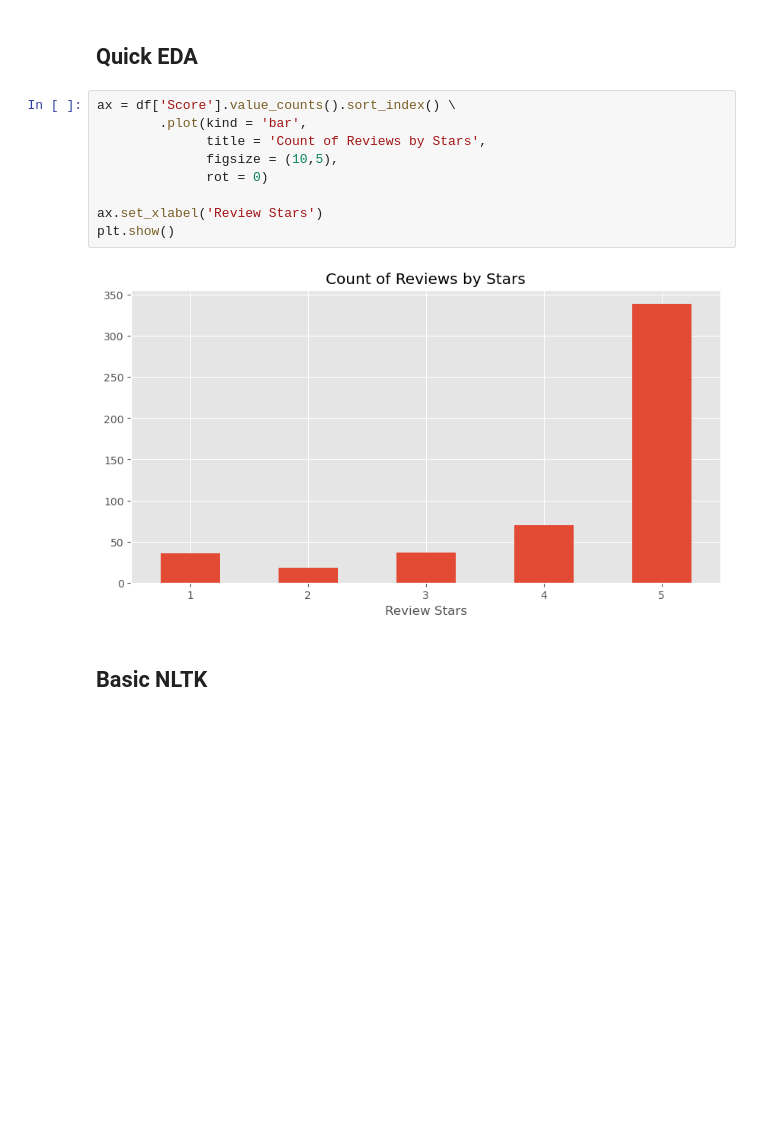
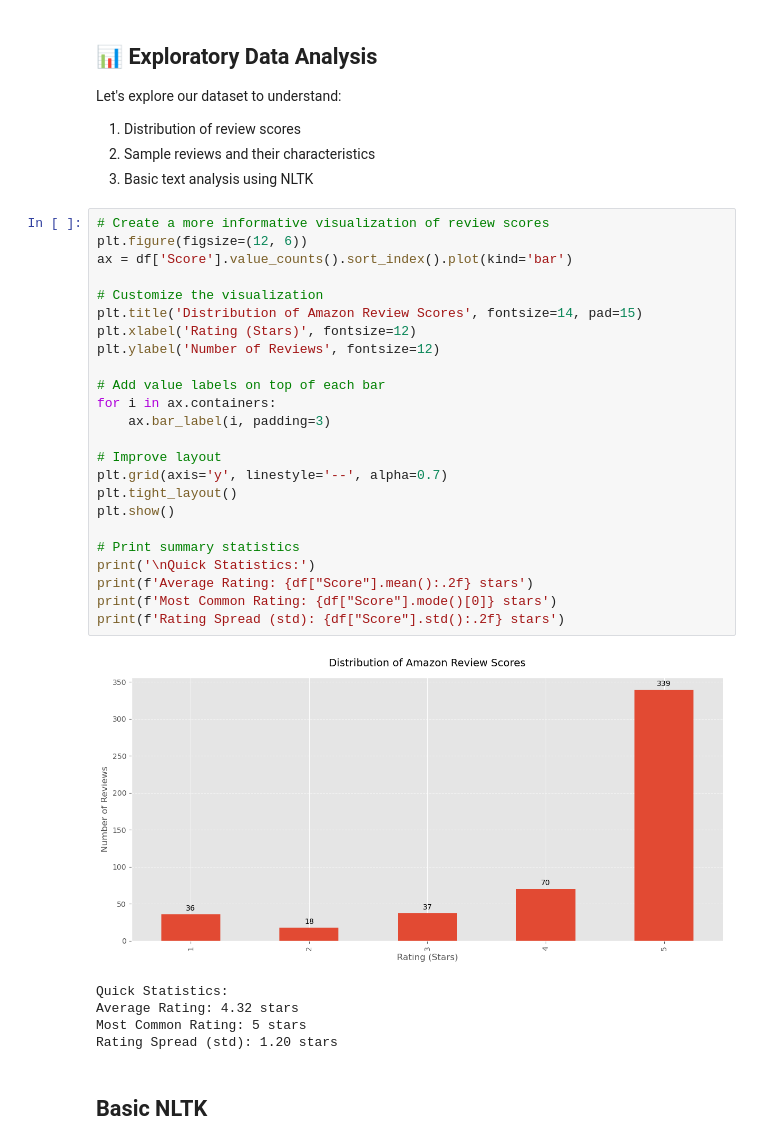
Before and after one commit to One0385/SentimentAnalysis_Practice_2, a Jupyter notebook: sentiment_analysis.ipynb, the cells around one changed output. Cells and saved outputs as stored; diff of their text form; blank space fills up the shorter version.

```diff
--- a/sentiment_analysis.ipynb
+++ b/sentiment_analysis.ipynb
@@ -48,18 +110,42 @@ df.head()
 | 3 | 4 | B000UA0QIQ | A395BORC6FGVXV | Karl | 3 | 3 | 2 | ... |
 | 4 | 5 | B006K2ZZ7K | A1UQRSCLF8GW1T | Michael D. Bigham "M. Wassir" | 0 | 0 | 5 | ... |
 # %% [markdown]
-## Quick EDA
+## 📊 Exploratory Data Analysis
+
+Let's explore our dataset to understand:
+1. Distribution of review scores
+2. Sample reviews and their characteristics
+3. Basic text analysis using NLTK
 # %%
-ax = df['Score'].value_counts().sort_index() \
-        .plot(kind = 'bar',
-              title = 'Count of Reviews by Stars',
-              figsize = (10,5),
-              rot = 0)
+# Create a more informative visualization of review scores
+plt.figure(figsize=(12, 6))
+ax = df['Score'].value_counts().sort_index().plot(kind='bar')
 
-ax.set_xlabel('Review Stars')
+# Customize the visualization
+plt.title('Distribution of Amazon Review Scores', fontsize=14, pad=15)
+plt.xlabel('Rating (Stars)', fontsize=12)
+plt.ylabel('Number of Reviews', fontsize=12)
+
+# Add value labels on top of each bar
+for i in ax.containers:
+    ax.bar_label(i, padding=3)
+
+# Improve layout
+plt.grid(axis='y', linestyle='--', alpha=0.7)
+plt.tight_layout()
 plt.show()
+
+# Print summary statistics
+print('\nQuick Statistics:')
+print(f'Average Rating: {df["Score"].mean():.2f} stars')
+print(f'Most Common Rating: {df["Score"].mode()[0]} stars')
+print(f'Rating Spread (std): {df["Score"].std():.2f} stars')
 # %% [output]
-[figure, old version]
+[figure, new version]
+Quick Statistics:
+Average Rating: 4.32 stars
+Most Common Rating: 5 stars
+Rating Spread (std): 1.20 stars
 # %% [markdown]
 ## Basic NLTK
 # %%
```
Also changed, not shown: parts of 13 cells of this notebook.
